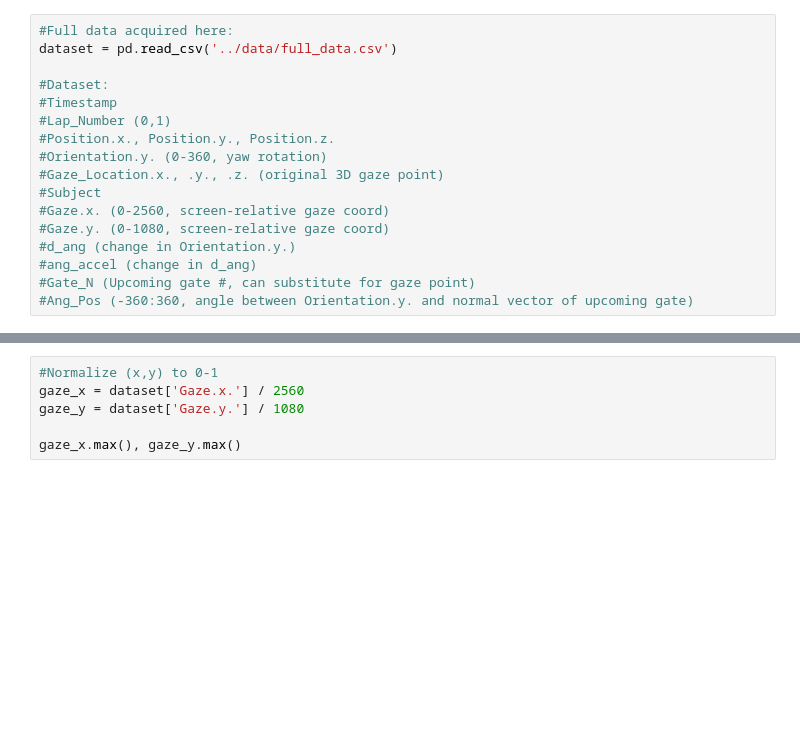
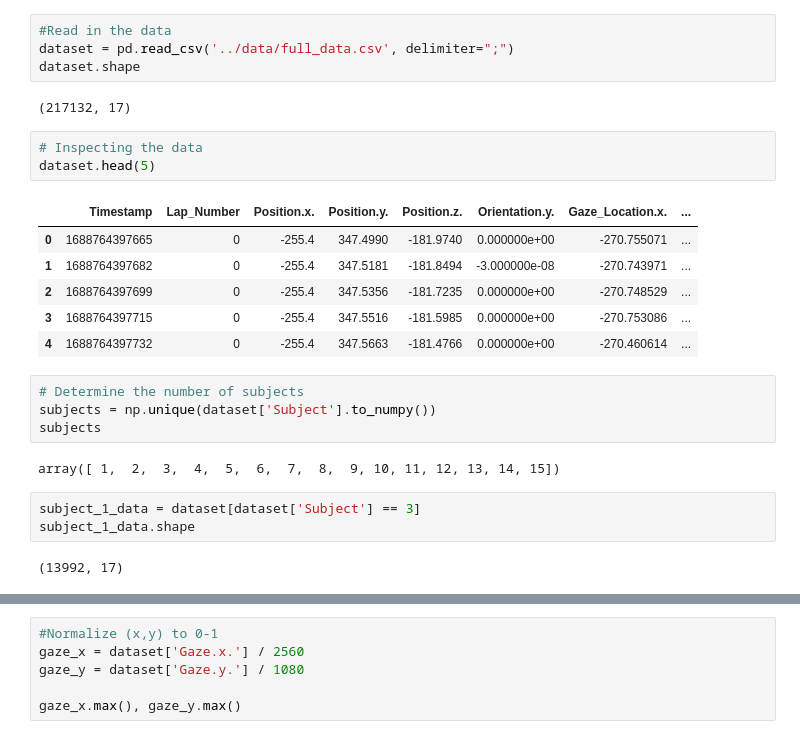
Before and after one commit to jerrymhuang/DreamDrone, a Jupyter notebook: FinalProject/exploration/hierarchical_gaze.ipynb, the cells around one changed output, grey strips where cells are left out. Saved outputs shown, nothing was run; the diff lists cells and outputs as text; blank space fills up the shorter version.

```diff
--- a/FinalProject/exploration/hierarchical_gaze.ipynb
+++ b/FinalProject/exploration/hierarchical_gaze.ipynb
@@ -20,17 +15,27 @@ def read_data_from_subjects(index):
-# %%
-#Full data acquired here:
-dataset = pd.read_csv('../data/full_data.csv')
-
-#Dataset:
-#Timestamp
-#Lap_Number (0,1)
-#Position.x., Position.y., Position.z.
-#Orientation.y. (0-360, yaw rotation)
-#Gaze_Location.x., .y., .z. (original 3D gaze point)
-#Subject
-#Gaze.x. (0-2560, screen-relative gaze coord)
-#Gaze.y. (0-1080, screen-relative gaze coord)
-#d_ang (change in Orientation.y.)
-#ang_accel (change in d_ang)
-#Gate_N (Upcoming gate #, can substitute for gaze point)
-#Ang_Pos (-360:360, angle between Orientation.y. and normal vector of upcoming gate)
+# %%
+#Read in the data
+dataset = pd.read_csv('../data/full_data.csv', delimiter=";")
+dataset.shape
+# %% [output]
+(217132, 17)
+# %%
+# Inspecting the data
+dataset.head(5)
+# %% [output]
+|  | Timestamp | Lap_Number | Position.x. | Position.y. | Position.z. | Orientation.y. | Gaze_Location.x. | ... |
+| 0 | 1688764397665 | 0 | -255.4 | 347.4990 | -181.9740 | 0.000000e+00 | -270.755071 | ... |
+| 1 | 1688764397682 | 0 | -255.4 | 347.5181 | -181.8494 | -3.000000e-08 | -270.743971 | ... |
+| 2 | 1688764397699 | 0 | -255.4 | 347.5356 | -181.7235 | 0.000000e+00 | -270.748529 | ... |
+| 3 | 1688764397715 | 0 | -255.4 | 347.5516 | -181.5985 | 0.000000e+00 | -270.753086 | ... |
+| 4 | 1688764397732 | 0 | -255.4 | 347.5663 | -181.4766 | 0.000000e+00 | -270.460614 | ... |
+# %%
+# Determine the number of subjects
+subjects = np.unique(dataset['Subject'].to_numpy())
+subjects
+# %% [output]
+array([ 1,  2,  3,  4,  5,  6,  7,  8,  9, 10, 11, 12, 13, 14, 15])
+# %%
+subject_1_data = dataset[dataset['Subject'] == 3]
+subject_1_data.shape
+# %% [output]
+(13992, 17)
```
Also changed, not shown: parts of 13 cells of this notebook.
